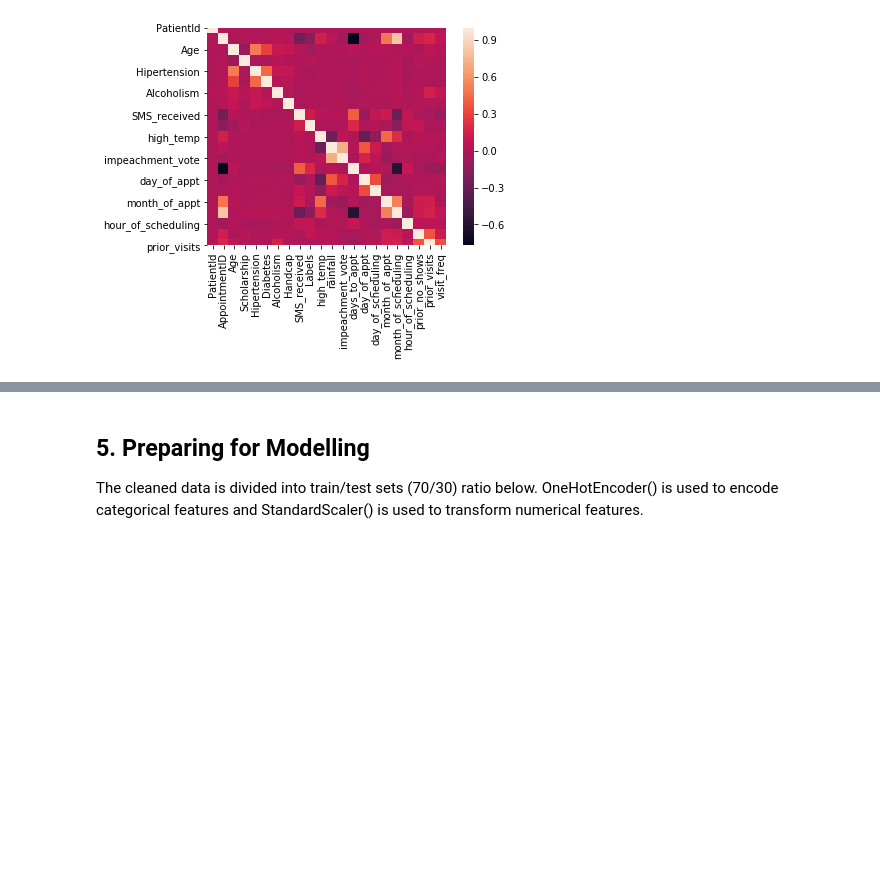
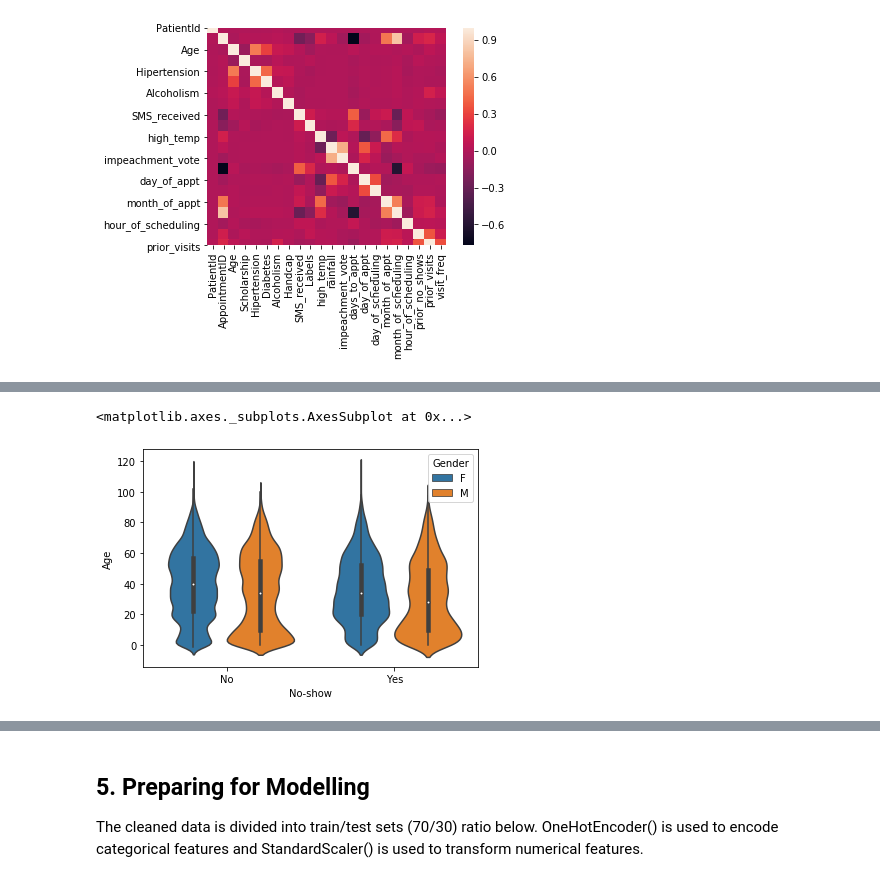
Before and after one commit to cooldude679/3253Team4, a Jupyter notebook: team4_final_project.ipynb, the cells around one changed output, grey strips where cells are left out. Saved outputs shown, nothing was run; the diff lists cells and outputs as text; code cells hidden in the pictures; blank space fills up the shorter version.

```diff
--- a/team4_final_project.ipynb
+++ b/team4_final_project.ipynb
@@ -302,0 +348,8 @@ data_clean = data[['Labels','Gender','Age','SMS_received','day_of_appt','day_of_
+# %%
+#Comparing the age of males and females and it's effect on showing up
+#for the appointments
+
+sns.violinplot(data['No-show'], data['Age'], hue = data['Gender'])
+# %% [output]
+<matplotlib.axes._subplots.AxesSubplot at 0x...>
+[figure, added]
```
Also changed, not shown: parts of 17 cells of this notebook.
